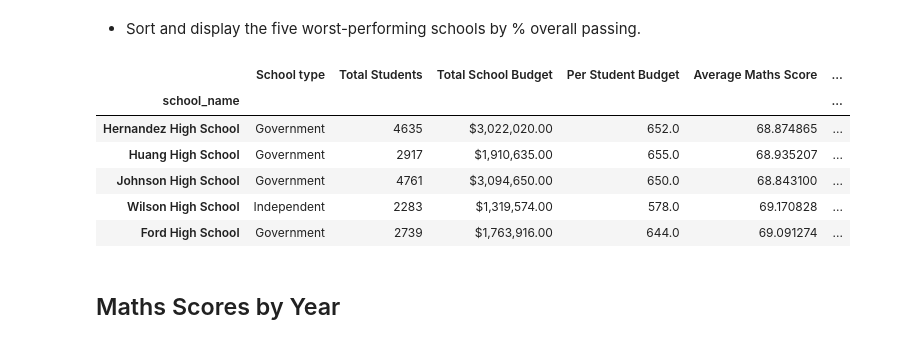
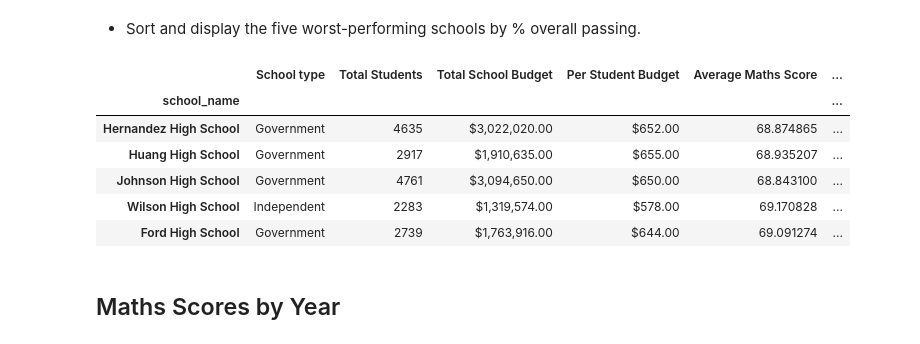
Before and after one commit to Vimeow/pandas-challenge, a Jupyter notebook: PyCitySchools/PyCitySchools_starter.ipynb, the cells around one changed output. Drawn from its saved outputs; the diff is of its cells as text; code cells hidden in the pictures.

```diff
--- a/PyCitySchools/PyCitySchools_starter.ipynb
+++ b/PyCitySchools/PyCitySchools_starter.ipynb
@@ -379,7 +374,7 @@ Wright High School       79.722222
 dtype: float64
 # %%
 # Create a dataframe to hold the above results
-results2_df = pd.DataFrame({"School type": school_type,
+per_school_summary_df = pd.DataFrame({"School type": school_type,
                          "Total Students": total_stu_per_school,
                          "Total School Budget": total_school_budget,
                          "Per Student Budget": per_stu_budget,
@@ -390,25 +385,25 @@ results2_df = pd.DataFrame({"School type": school_type,
                          "% Overall Passing": percent_stu_pass_both_per_school})
 # %%
 # Format data in "School type" column (ref = https://stackoverflow.com/questions/38277928/remove-special-characters-in-pandas-dataframe)
-results2_df["School type"] = results2_df["School type"].astype(str)
-results2_df["School type"] = results2_df["School type"].str.replace("']", "")
-results2_df["School type"] = results2_df["School type"].str.replace("['", "")
+per_school_summary_df["School type"] = per_school_summary_df["School type"].astype(str)
+per_school_summary_df["School type"] = per_school_summary_df["School type"].str.replace("']", "")
+per_school_summary_df["School type"] = per_school_summary_df["School type"].str.replace("['", "")
 
 # Format data in "Total School Budget" column
-results2_df["Total School Budget"] = results2_df["Total School Budget"].astype(str)
-results2_df["Total School Budget"] = results2_df["Total School Budget"].str.replace("]", "")
-results2_df["Total School Budget"] = results2_df["Total School Budget"].str.replace("[", "")
-results2_df["Total School Budget"] = results2_df["Total School Budget"].astype(float)
-results2_df["Total School Budget"] = results2_df["Total School Budget"].map("${:,.2f}".format)
+per_school_summary_df["Total School Budget"] = per_school_summary_df["Total School Budget"].astype(str)
+per_school_summary_df["Total School Budget"] = per_school_summary_df["Total School Budget"].str.replace("]", "")
+per_school_summary_df["Total School Budget"] = per_school_summary_df["Total School Budget"].str.replace("[", "")
+per_school_summary_df["Total School Budget"] = per_school_summary_df["Total School Budget"].astype(float)
+per_school_summary_df["Total School Budget"] = per_school_summary_df["Total School Budget"].map("${:,.2f}".format)
 
 # Format data in "Per Student Budget" column
-results2_df["Per Student Budget"] = results2_df["Per Student Budget"].astype(str)
-results2_df["Per Student Budget"] = results2_df["Per Student Budget"].str.replace("]", "")
-results2_df["Per Student Budget"] = results2_df["Per Student Budget"].str.replace("[", "")
-results2_df["Per Student Budget"] = results2_df["Per Student Budget"].astype(float)
-results2_df["Per Student Budget"] = results2_df["Per Student Budget"].map("${:,.2f}".format)
+per_school_summary_df["Per Student Budget"] = per_school_summary_df["Per Student Budget"].astype(str)
+per_school_summary_df["Per Student Budget"] = per_school_summary_df["Per Student Budget"].str.replace("]", "")
+per_school_summary_df["Per Student Budget"] = per_school_summary_df["Per Student Budget"].str.replace("[", "")
+per_school_summary_df["Per Student Budget"] = per_school_summary_df["Per Student Budget"].astype(float)
+per_school_summary_df["Per Student Budget"] = per_school_summary_df["Per Student Budget"].map("${:,.2f}".format)
 
-results2_df
+per_school_summary_df
 # %% [output]
 |  | School type | Total Students | Total School Budget | Per Student Budget | Average Maths Score | ... |
 | school_name |  |  |  |  |  | ... |
@@ -450,9 +428,9 @@ dtype: object
 * Sort and display the top five performing schools by % overall passing.
 # %%
 # Sort and display the top five performing schools by % overall passing.
-results2_df_sorted = results2_df.sort_values("% Overall Passing", ascending = False)
-top_5 = results2_df_sorted.head(5)
-top_5
+school_summary_df_sorted = per_school_summary_df.sort_values("% Overall Passing", ascending = False)
+top_schools = school_summary_df_sorted.head(5)
+top_schools
 # %% [output]
 |  | School type | Total Students | Total School Budget | Per Student Budget | Average Maths Score | ... |
 | school_name |  |  |  |  |  | ... |
@@ -467,17 +445,17 @@ top_5
 * Sort and display the five worst-performing schools by % overall passing.
 # %%
 # Sort and display the five worst-performing schools by % overall passing.
-bottom_5 = results2_df_sorted.tail(5)
-bottom_5 = bottom_5.sort_values("% Overall Passing")
-bottom_5
+bottom_schools = school_summary_df_sorted.tail(5)
+bottom_schools = bottom_schools.sort_values("% Overall Passing")
+bottom_schools
 # %% [output]
 |  | School type | Total Students | Total School Budget | Per Student Budget | Average Maths Score | ... |
 | school_name |  |  |  |  |  | ... |
-| Hernandez High School | Government | 4635 | $3,022,020.00 | 652.0 | 68.874865 | ... |
-| Huang High School | Government | 2917 | $1,910,635.00 | 655.0 | 68.935207 | ... |
-| Johnson High School | Government | 4761 | $3,094,650.00 | 650.0 | 68.843100 | ... |
-| Wilson High School | Independent | 2283 | $1,319,574.00 | 578.0 | 69.170828 | ... |
-| Ford High School | Government | 2739 | $1,763,916.00 | 644.0 | 69.091274 | ... |
+| Hernandez High School | Government | 4635 | $3,022,020.00 | $652.00 | 68.874865 | ... |
+| Huang High School | Government | 2917 | $1,910,635.00 | $655.00 | 68.935207 | ... |
+| Johnson High School | Government | 4761 | $3,094,650.00 | $650.00 | 68.843100 | ... |
+| Wilson High School | Independent | 2283 | $1,319,574.00 | $578.00 | 69.170828 | ... |
+| Ford High School | Government | 2739 | $1,763,916.00 | $644.00 | 69.091274 | ... |
 # %% [markdown]
 ## Maths Scores by Year
 # %% [markdown]
```
Also changed, not shown: parts of 18 cells of this notebook.
